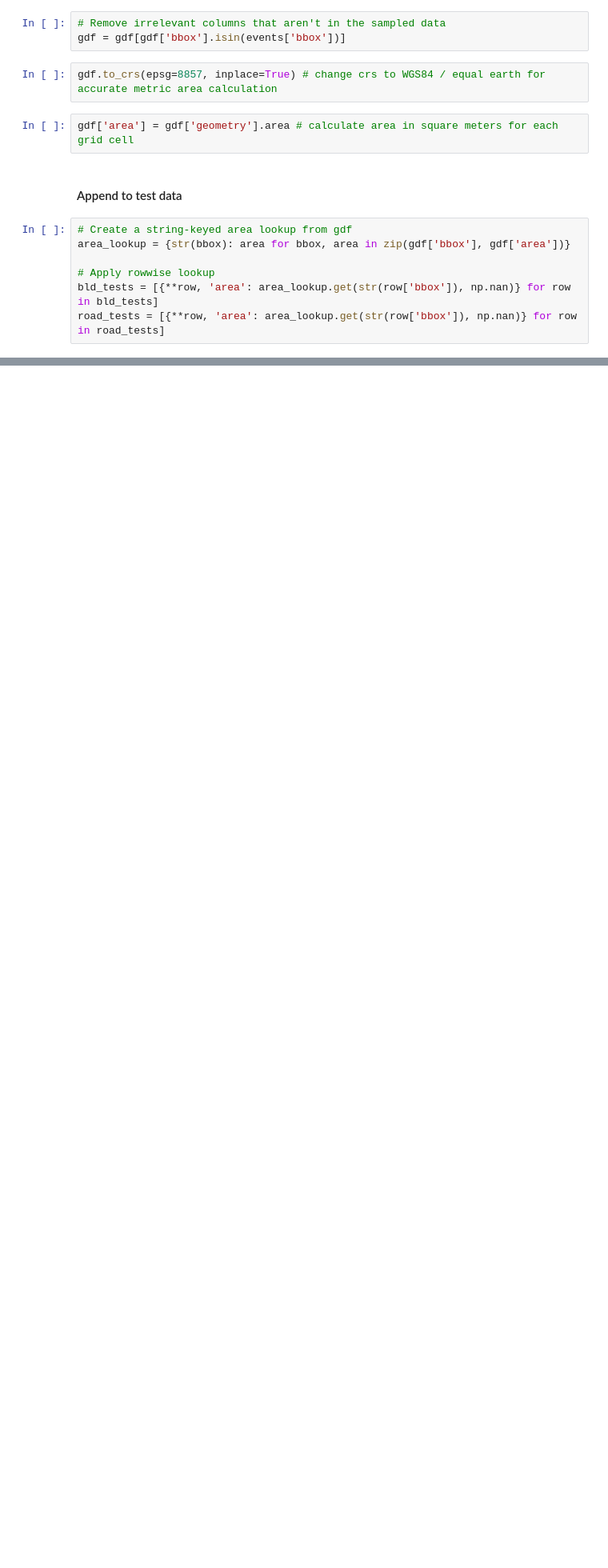
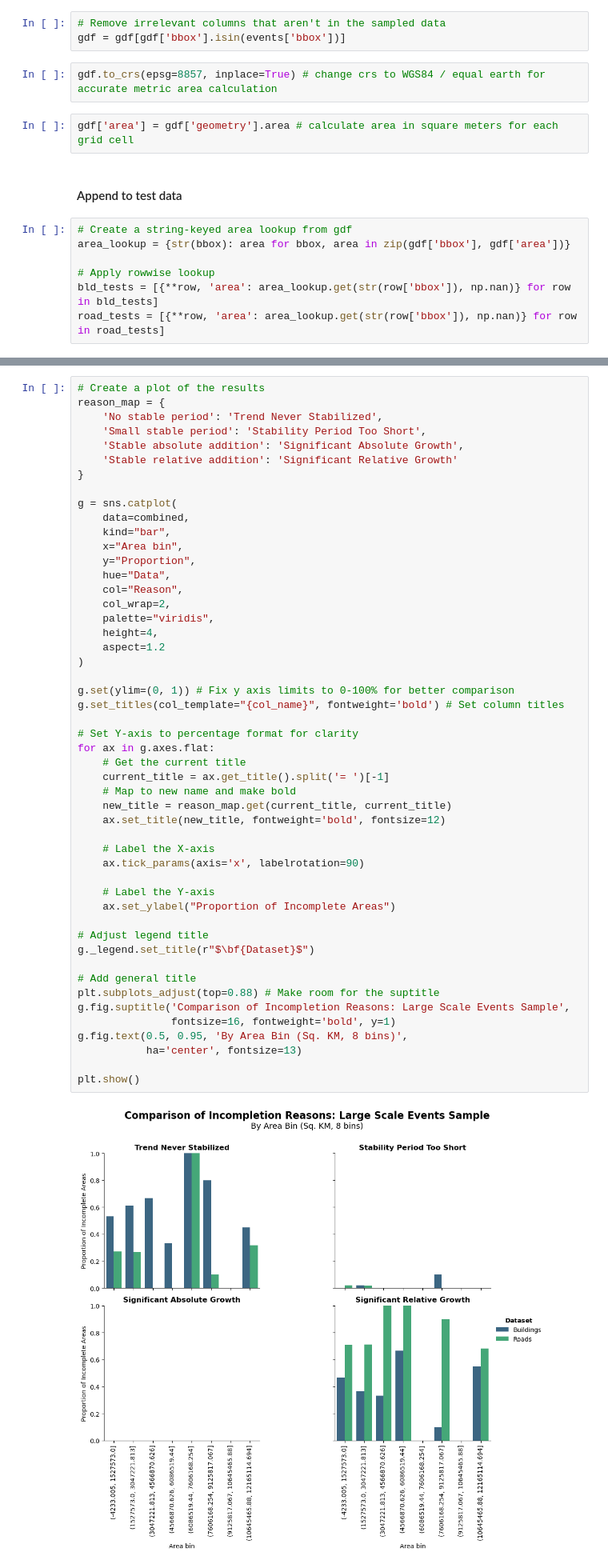
Before and after one commit to Geo-Cultural-Informatics-Lab/OSM-Feature-Completeness, a Jupyter notebook: 6) success statistics for events/success_statistics_events_export.ipynb, the cells around one changed output, grey strips where cells are left out. Shown at 80% size. Drawn from its saved outputs; the diff is of its cells as text; blank space fills up the shorter version.

```diff
--- a/6) success statistics for events/success_statistics_events_export.ipynb
+++ b/6) success statistics for events/success_statistics_events_export.ipynb
@@ -846,0 +1023,52 @@ road_status_by_area
+# %%
+# Create a plot of the results
+reason_map = {
+    'No stable period': 'Trend Never Stabilized',
+    'Small stable period': 'Stability Period Too Short',
+    'Stable absolute addition': 'Significant Absolute Growth',
+    'Stable relative addition': 'Significant Relative Growth'
+}
+
+g = sns.catplot(
+    data=combined,
+    kind="bar",
+    x="Area bin",
+    y="Proportion",
+    hue="Data",
+    col="Reason",
+    col_wrap=2,
+    palette="viridis",
+    height=4,
+    aspect=1.2
+)
+
+g.set(ylim=(0, 1)) # Fix y axis limits to 0-100% for better comparison
+g.set_titles(col_template="{col_name}", fontweight='bold') # Set column titles
+
+# Set Y-axis to percentage format for clarity
+for ax in g.axes.flat:
+    # Get the current title
+    current_title = ax.get_title().split('= ')[-1]
+    # Map to new name and make bold
+    new_title = reason_map.get(current_title, current_title)
+    ax.set_title(new_title, fontweight='bold', fontsize=12)
+
+    # Label the X-axis
+    ax.tick_params(axis='x', labelrotation=90)
+
+    # Label the Y-axis
+    ax.set_ylabel("Proportion of Incomplete Areas")
+
+# Adjust legend title
+g._legend.set_title(r"$\bf{Dataset}$")
+
+# Add general title
+plt.subplots_adjust(top=0.88) # Make room for the suptitle
+g.fig.suptitle('Comparison of Incompletion Reasons: Large Scale Events Sample',
+               fontsize=16, fontweight='bold', y=1)
+g.fig.text(0.5, 0.95, 'By Area Bin (Sq. KM, 8 bins)',
+           ha='center', fontsize=13)
+
+plt.show()
+# %% [output]
+[figure, added]
```
Also changed, not shown: parts of 20 cells of this notebook.
